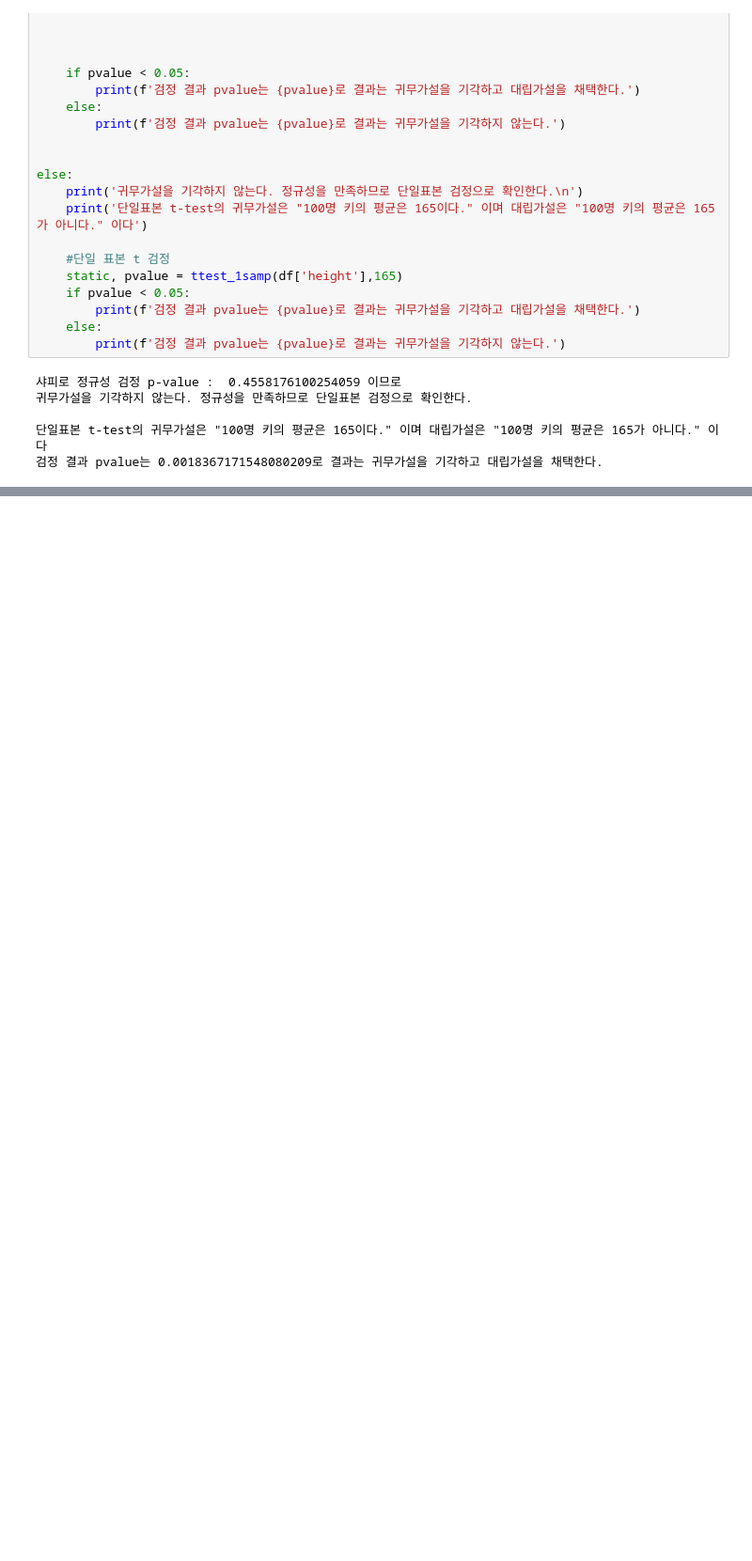
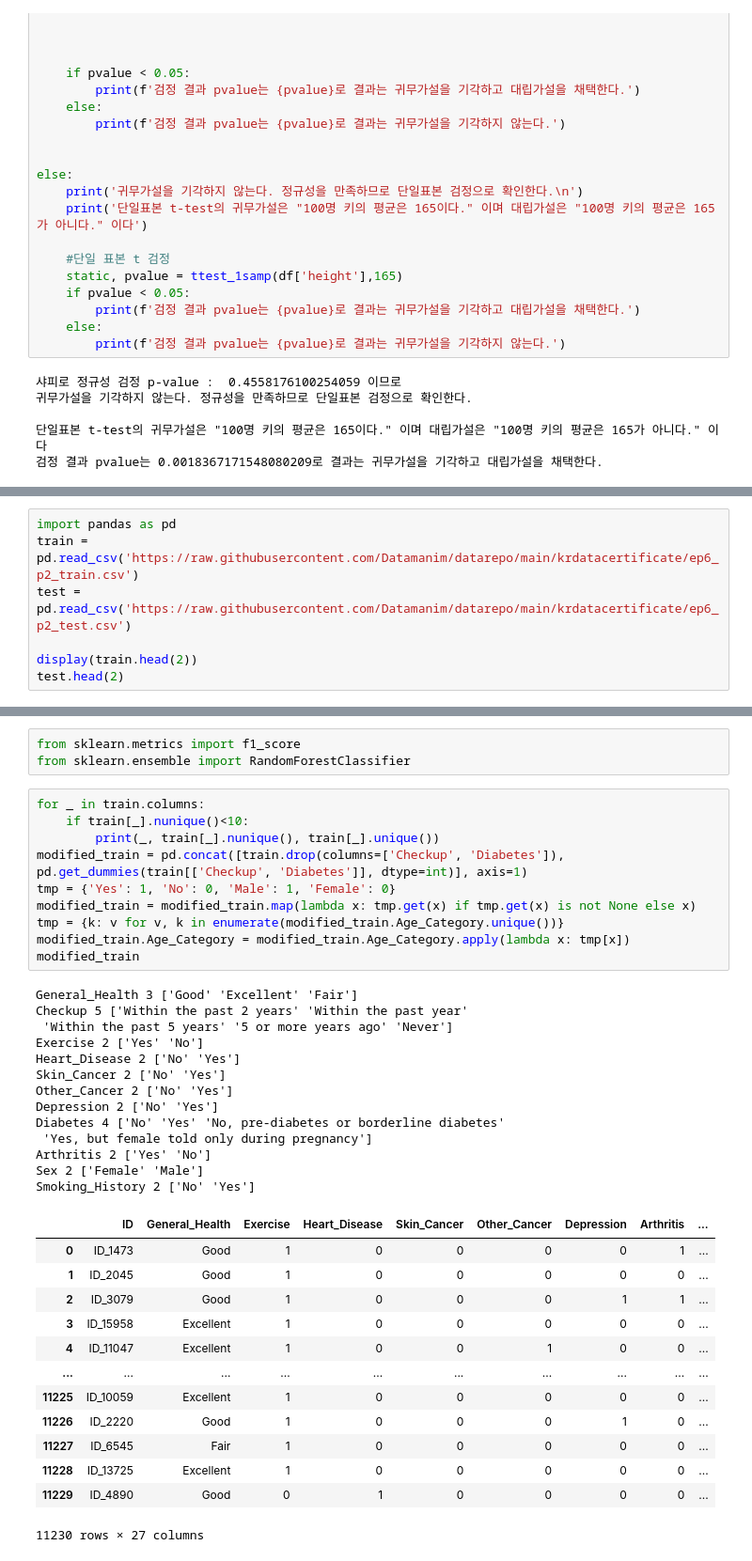
Before and after one commit to wonder1ng/study, a Jupyter notebook: 231130_01_빅분기_준비.ipynb, the cells around one changed output, grey strips where cells are left out. Shown: that part at 94% size. Cells and saved outputs as stored; diff of their text form; blank space fills up the shorter version.

```diff
--- a/231130_01_빅분기_준비.ipynb
+++ b/231130_01_빅분기_준비.ipynb
@@ -625,0 +1302,7 @@ else:
+# %%
+import pandas as pd
+train = pd.read_csv('https://raw.githubusercontent.com/Datamanim/datarepo/main/krdatacertificate/ep6_p2_train.csv')
+test = pd.read_csv('https://raw.githubusercontent.com/Datamanim/datarepo/main/krdatacertificate/ep6_p2_test.csv')
+
+display(train.head(2))
+test.head(2)
@@ -625,0 +1316,40 @@ else:
+# %%
+from sklearn.metrics import f1_score
+from sklearn.ensemble import RandomForestClassifier
+# %%
+for _ in train.columns:
+    if train[_].nunique()<10:
+        print(_, train[_].nunique(), train[_].unique())
+modified_train = pd.concat([train.drop(columns=['Checkup', 'Diabetes']), pd.get_dummies(train[['Checkup', 'Diabetes']], dtype=int)], axis=1)
+tmp = {'Yes': 1, 'No': 0, 'Male': 1, 'Female': 0}
+modified_train = modified_train.map(lambda x: tmp.get(x) if tmp.get(x) is not None else x)
+tmp = {k: v for v, k in enumerate(modified_train.Age_Category.unique())}
+modified_train.Age_Category = modified_train.Age_Category.apply(lambda x: tmp[x])
+modified_train
+# %% [output]
+General_Health 3 ['Good' 'Excellent' 'Fair']
+Checkup 5 ['Within the past 2 years' 'Within the past year'
+ 'Within the past 5 years' '5 or more years ago' 'Never']
+Exercise 2 ['Yes' 'No']
+Heart_Disease 2 ['No' 'Yes']
+Skin_Cancer 2 ['No' 'Yes']
+Other_Cancer 2 ['No' 'Yes']
+Depression 2 ['No' 'Yes']
+Diabetes 4 ['No' 'Yes' 'No, pre-diabetes or borderline diabetes'
+ 'Yes, but female told only during pregnancy']
+Arthritis 2 ['Yes' 'No']
+Sex 2 ['Female' 'Male']
+Smoking_History 2 ['No' 'Yes']
+|  | ID | General_Health | Exercise | Heart_Disease | Skin_Cancer | Other_Cancer | Depression | Arthritis | ... |
+| 0 | ID_1473 | Good | 1 | 0 | 0 | 0 | 0 | 1 | ... |
+| 1 | ID_2045 | Good | 1 | 0 | 0 | 0 | 0 | 0 | ... |
+| 2 | ID_3079 | Good | 1 | 0 | 0 | 0 | 1 | 1 | ... |
+| 3 | ID_15958 | Excellent | 1 | 0 | 0 | 0 | 0 | 0 | ... |
+| 4 | ID_11047 | Excellent | 1 | 0 | 0 | 1 | 0 | 0 | ... |
+| ... | ... | ... | ... | ... | ... | ... | ... | ... | ... |
+| 11225 | ID_10059 | Excellent | 1 | 0 | 0 | 0 | 0 | 0 | ... |
+| 11226 | ID_2220 | Good | 1 | 0 | 0 | 0 | 1 | 0 | ... |
+| 11227 | ID_6545 | Fair | 1 | 0 | 0 | 0 | 0 | 0 | ... |
+| 11228 | ID_13725 | Excellent | 1 | 0 | 0 | 0 | 0 | 0 | ... |
+| 11229 | ID_4890 | Good | 0 | 1 | 0 | 0 | 0 | 0 | ... |
+11230 rows × 27 columns
```
Also changed, not shown: parts of 63 cells of this notebook.
